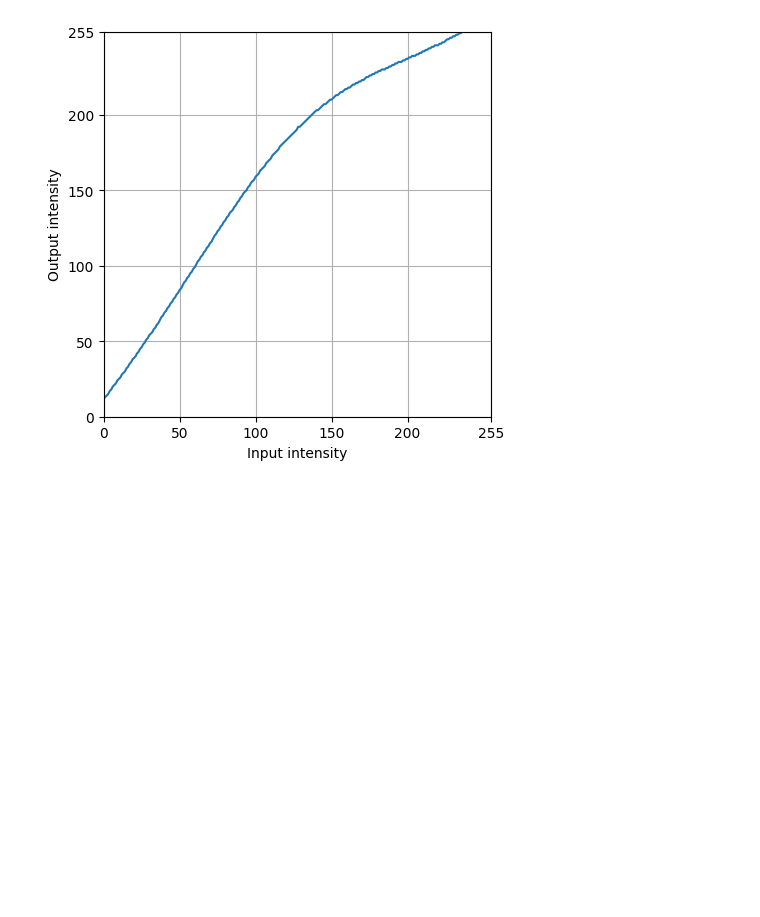
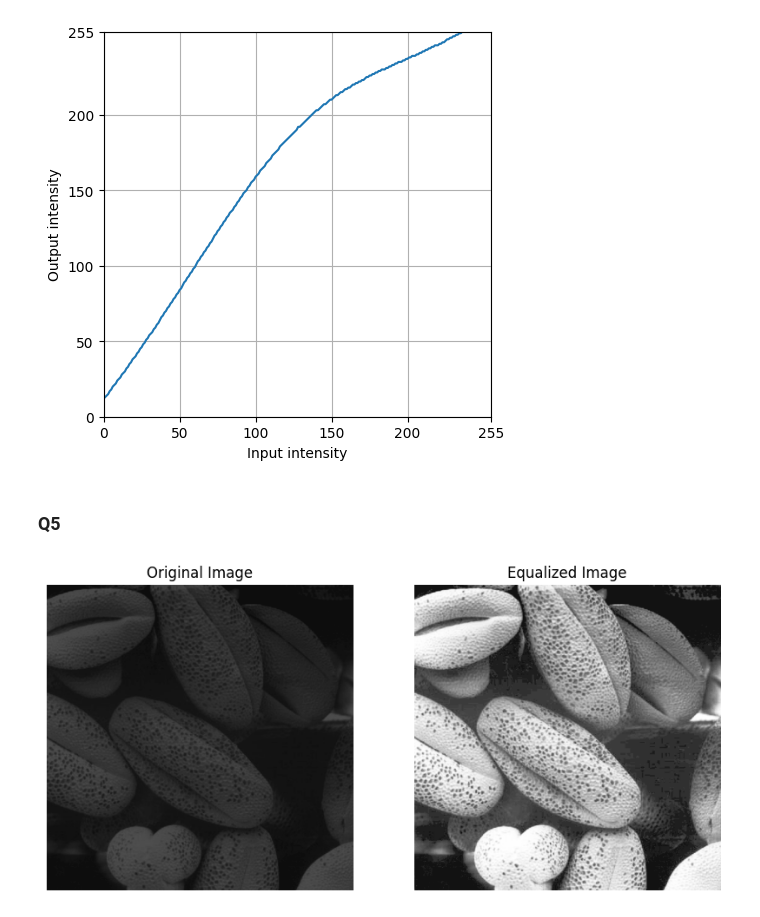
Before and after one commit to MohamedAazir/EN3160_Computer_Vision, a Jupyter notebook: Assignment_1.ipynb, the cells around one changed output. Drawn from its saved outputs; the diff is of its cells as text; code cells hidden in the pictures; blank space fills up the shorter version.

```diff
--- a/Assignment_1.ipynb
+++ b/Assignment_1.ipynb
@@ -294,3 +294,35 @@ plt.show()
 # %% [output]
 [figure]
 [figure]
+# %% [markdown]
+### Q5
+# %%
+# Load the image
+shell = cv.imread('a1images/shells.tif', cv.IMREAD_GRAYSCALE)
+assert shell is not None
+# %%
+# Define custom Histogram equalization function
+def Hist_equal(r):
+    L = 256
+    M, N = r.shape
+
+    hist, bin = np.histogram(r, L, [0, L])
+    cdf = hist.cumsum()
+
+    s = np.array([((L-1)/(M*N))*cdf[k] for k in range(256)]).astype("uint8")
+    return s[r]
+# %%
+# Implement the Histogram Equalization
+shell_equalized = Hist_equal(shell)
+
+# Plot the original and equalized images
+fig, ax = plt.subplots(1, 2, figsize=(10, 5))
+ax[0].imshow(shell, cmap='gray', vmin=0, vmax=255)
+ax[0].set_title('Original Image')
+ax[1].imshow(shell_equalized, cmap='gray', vmin=0, vmax=255)
+ax[1].set_title('Equalized Image')
+for a in ax:
+    a.axis('off')
+plt.show()
+# %% [output]
+[figure, added]
```
Also changed, not shown: parts of 3 cells of this notebook.
